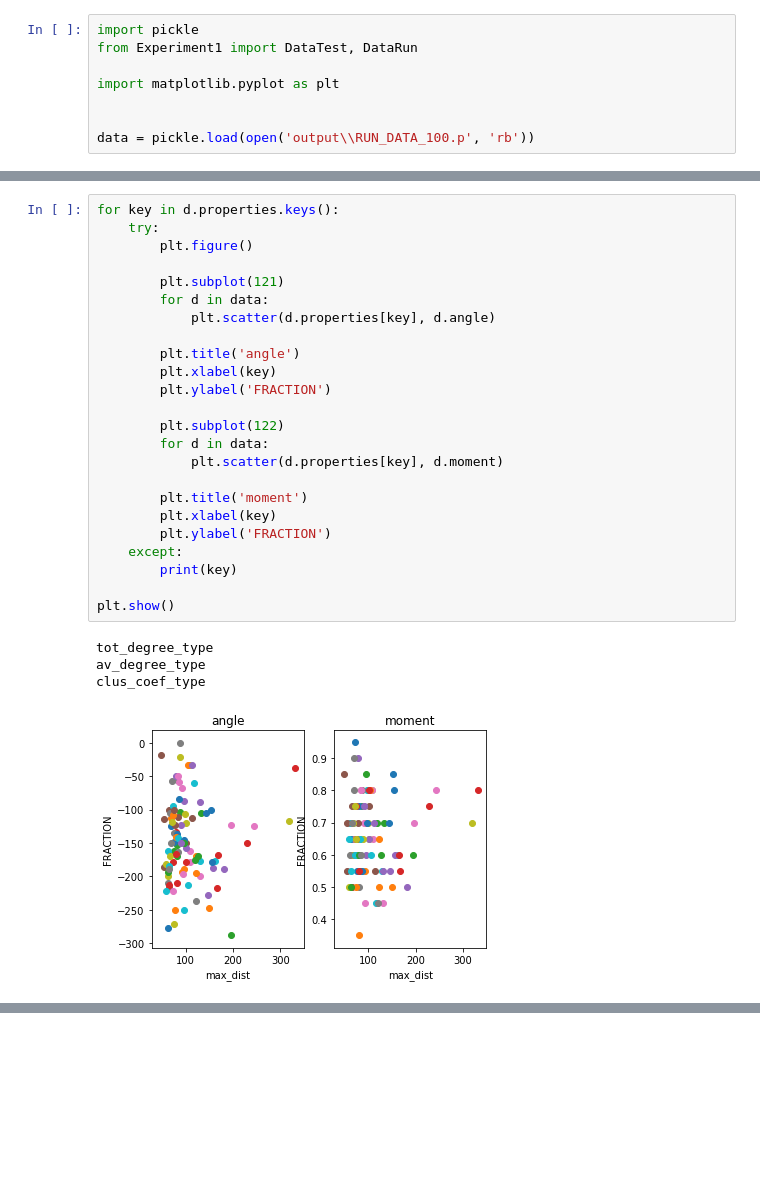
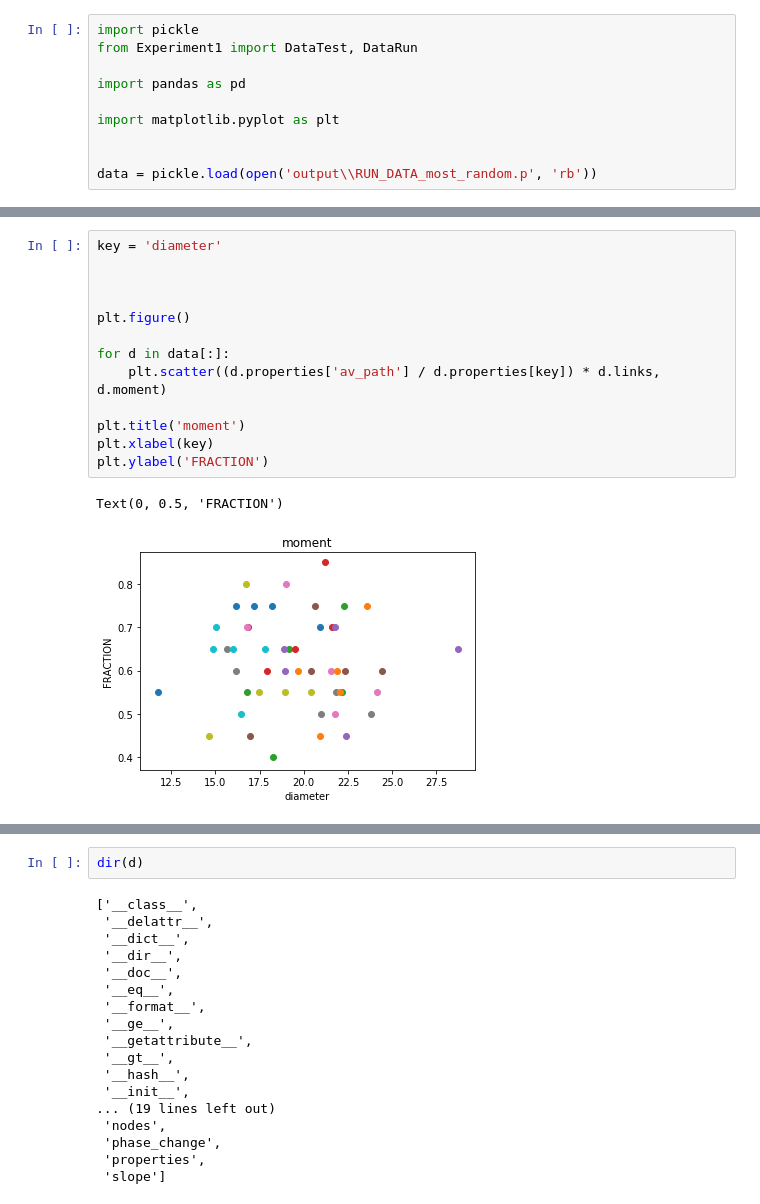
Before and after one commit to sannedonker/CSS_Group2, a Jupyter notebook: Floris_plot(NO EDIT).ipynb, the cells around one changed output, grey strips where cells are left out. Saved outputs shown, nothing was run; the diff lists cells and outputs as text; blank space fills up the shorter version.

```diff
--- a/Floris_plot(NO EDIT).ipynb
+++ b/Floris_plot(NO EDIT).ipynb
@@ -2,7 +2,9 @@
 import pickle
 from Experiment1 import DataTest, DataRun
 
+import pandas as pd
+
 import matplotlib.pyplot as plt
 
 
-data = pickle.load(open('output\\RUN_DATA_100.p', 'rb'))
+data = pickle.load(open('output\\RUN_DATA_most_random.p', 'rb'))
@@ -12,29 +405,16 @@ Text(0, 0.5, 'FRACTION')
 # %%
-for key in d.properties.keys():
-    try:
-        plt.figure()
+key = 'diameter'
 
-        plt.subplot(121)
-        for d in data:
-            plt.scatter(d.properties[key], d.angle)
 
-        plt.title('angle')
-        plt.xlabel(key)
-        plt.ylabel('FRACTION')
 
-        plt.subplot(122)
-        for d in data:
-            plt.scatter(d.properties[key], d.moment)
+plt.figure()
 
-        plt.title('moment')
-        plt.xlabel(key)
-        plt.ylabel('FRACTION')
-    except:
-        print(key)
+for d in data[:]:
+    plt.scatter((d.properties['av_path'] / d.properties[key]) * d.links, d.moment)
 
-plt.show()
+plt.title('moment')
+plt.xlabel(key)
+plt.ylabel('FRACTION')
 # %% [output]
-tot_degree_type
-av_degree_type
-clus_coef_type
+Text(0, 0.5, 'FRACTION')
-[figure, old version]
+[figure, new version]
@@ -50,0 +421,20 @@ clus_coef_type
+# %%
+dir(d)
+# %% [output]
+['__class__',
+ '__delattr__',
+ '__dict__',
+ '__dir__',
+ '__doc__',
+ '__eq__',
+ '__format__',
+ '__ge__',
+ '__getattribute__',
+ '__gt__',
+ '__hash__',
+ '__init__',
+... (19 lines left out)
+ 'nodes',
+ 'phase_change',
+ 'properties',
+ 'slope']
```
Also changed, not shown: parts of 32 cells of this notebook, 53 other files.
